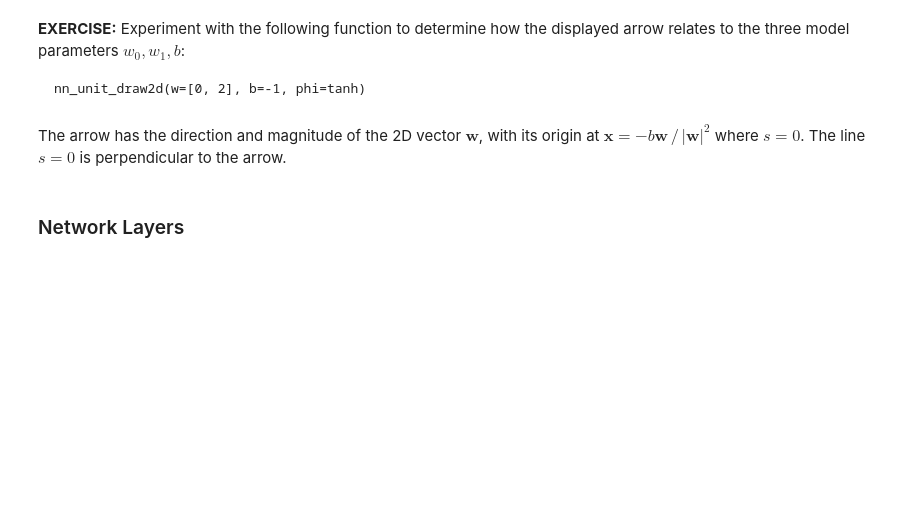
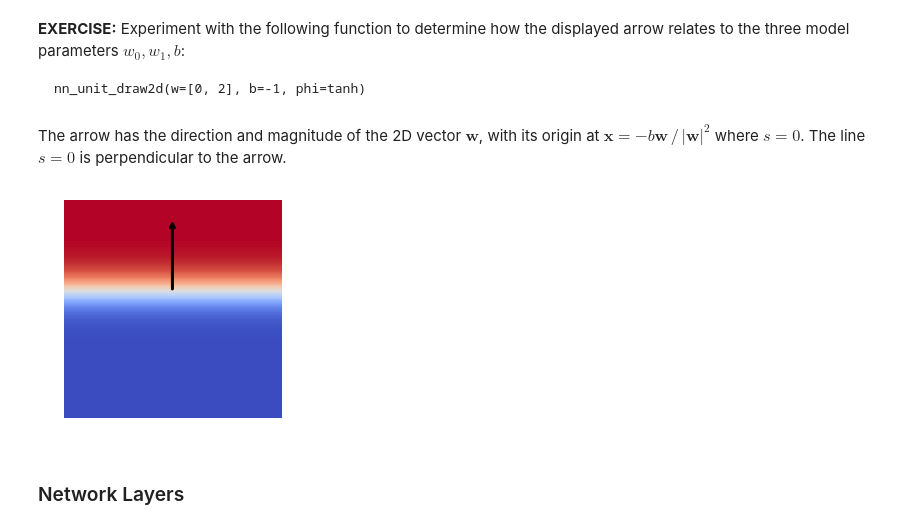
Before and after one commit to illinois-mla/syllabus, a Jupyter notebook: notebooks/NeuralNetworks.ipynb, the cells around one changed output. Saved outputs shown, nothing was run; the diff lists cells and outputs as text; code cells hidden in the pictures; blank space fills up the shorter version.

```diff
--- a/notebooks/NeuralNetworks.ipynb
+++ b/notebooks/NeuralNetworks.ipynb
@@ -136,6 +136,9 @@ nn_unit_draw2d(w=[0, 2], b=-1, phi=tanh)
 The arrow has the direction and magnitude of the 2D vector $\mathbf{w}$, with its origin at $\mathbf{x} = -b \mathbf{w}\, / \, |\mathbf{w}|^2$ where $s = 0$. The line $s=0$ is perpendicular to the arrow.
 # %%
 # Work on your solution here...
+nn_unit_draw2d(w=[0, 2], b=-1, phi=tanh)
+# %% [output]
+[figure, added]
 # %% [markdown]
 ### Network Layers
 # %% [markdown]
```
